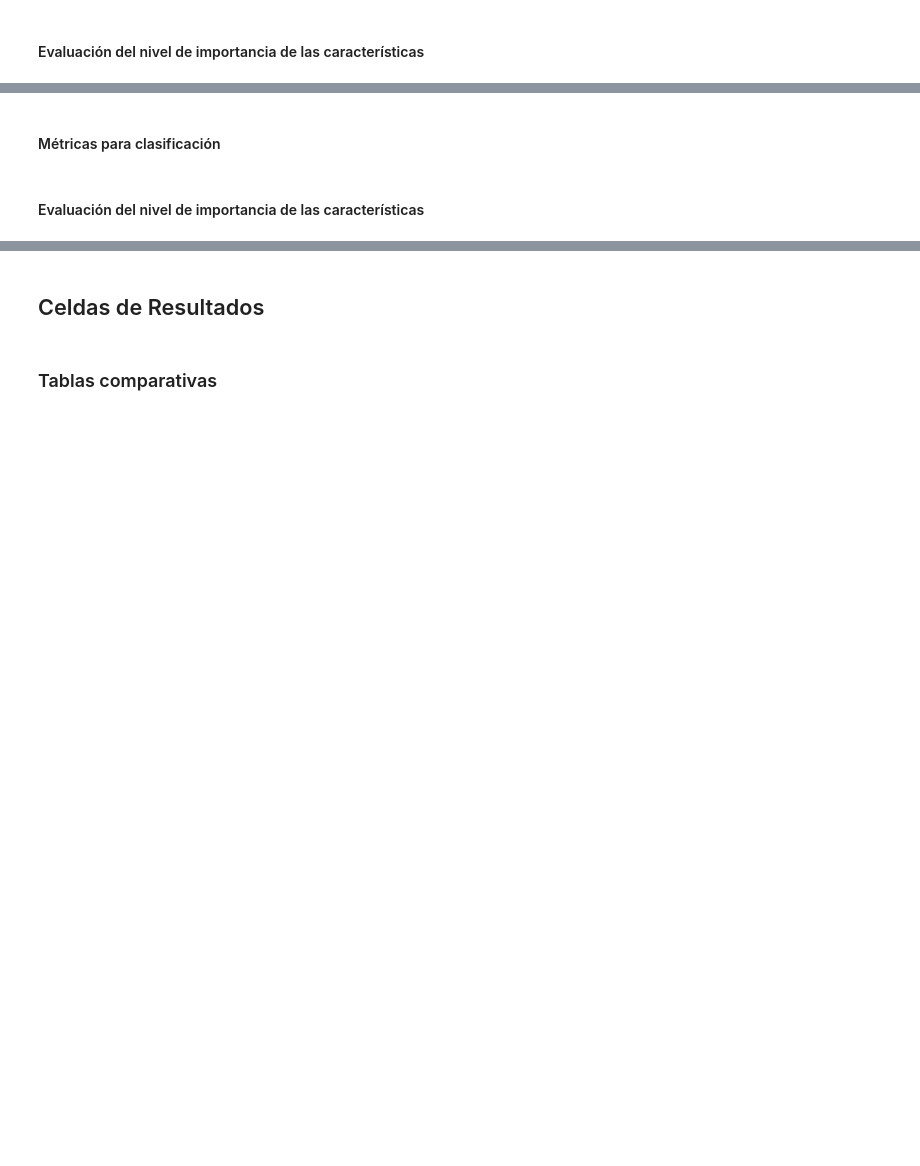
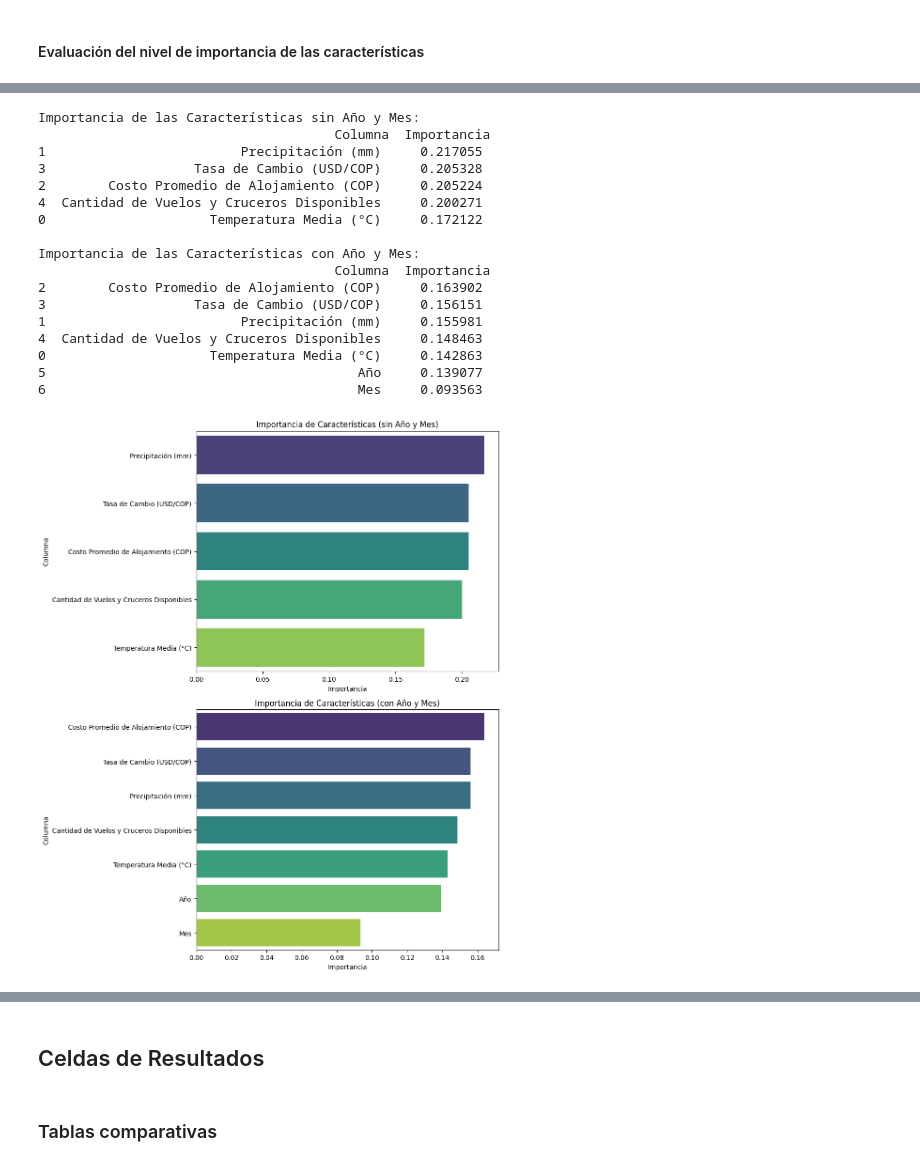
Before and after one commit to JohnReyes02/Talento_tech, a Jupyter notebook: semana_6/taller_grupo_pruebas.ipynb, the cells around one changed output, grey strips where cells are left out. Drawn from its saved outputs; the diff is of its cells as text; code cells hidden in the pictures; blank space fills up the shorter version.

```diff
--- a/semana_6/taller_grupo_pruebas.ipynb
+++ b/semana_6/taller_grupo_pruebas.ipynb
@@ -268,0 +310,3 @@ data['Mes'] = data['Fecha'].dt.month
+# %%
+data['Temporada'] = data['Ocupación Hotelera (%)'].apply(lambda x: 'Alta' if x >= 70 else 'Baja')
+data[['Ocupación Hotelera (%)', 'Temporada']].head()
@@ -347,3 +337,0 @@ Error cuadrático medio RMSE con Año y Mes: 42174.88 (53.4%)
-# %%
-data['Temporada'] = data['Ocupación Hotelera (%)'].apply(lambda x: 1 if x >= 70 else 0)
-data[['Ocupación Hotelera (%)', 'Temporada']].head()
@@ -386,3 +338,10 @@ y = data['Temporada'].to_numpy().reshape(-1, 1)
+# %%
+# Aplicar codificación asegurando que "Alta" sea 1 y "Baja" sea 0
+data["Temporada"] = data["Temporada"].map({"Baja": 0, "Alta": 1})
+
+X3 = data[columnas_a_normalizar_m1]
+X4 = data[columnas_a_normalizar_m2]
+y2 = data['Temporada'].to_numpy().reshape(-1, 1)
 # %%
 from sklearn.ensemble import RandomForestClassifier
 from sklearn.metrics import accuracy_score, classification_report
@@ -546,2 +397,0 @@ yc_test1_pred = model_class1.predict(Xc_test1)
-# %% [markdown]
-#### Métricas para clasificación
@@ -559,2 +397,0 @@ print(classification_report(yc_test1, yc_test1_pred))
-# %% [markdown]
-#### Evaluación del nivel de importancia de las características
@@ -575,0 +398,56 @@ plt.show()
+# %%
+# Obtener importancias del primer clasificador
+importancias_1 = clf_1.feature_importances_
+nombres_columnas_1 = Xc1_train.columns
+importancia_caracteristicas_1 = pd.DataFrame({'Columna': nombres_columnas_1, 'Importancia': importancias_1})
+importancia_caracteristicas_1 = importancia_caracteristicas_1.sort_values('Importancia', ascending=False)
+
+print("\nImportancia de las Características sin Año y Mes:\n", importancia_caracteristicas_1)
+
+# Obtener importancias del segundo clasificador
+importancias_2 = clf_2.feature_importances_
+nombres_columnas_2 = Xc2_train.columns
+importancia_caracteristicas_2 = pd.DataFrame({'Columna': nombres_columnas_2, 'Importancia': importancias_2})
+importancia_caracteristicas_2 = importancia_caracteristicas_2.sort_values('Importancia', ascending=False)
+
+print("\nImportancia de las Características con Año y Mes:\n", importancia_caracteristicas_2)
+
+# Crear figura y ejes con 2 filas y 1 columna
+fig, axes = plt.subplots(2, 1, figsize=(10, 12))
+
+# Primera gráfica
+sns.barplot(ax=axes[0], x='Importancia', y='Columna', data=importancia_caracteristicas_1,
+            hue='Columna', palette="viridis", legend=False)
+axes[0].set_title('Importancia de Características (sin Año y Mes)')
+axes[0].set_xlabel('Importancia')
+axes[0].set_ylabel('Columna')
+
+# Segunda gráfica
+sns.barplot(ax=axes[1], x='Importancia', y='Columna', data=importancia_caracteristicas_2,
+            hue='Columna', palette="viridis", legend=False)
+axes[1].set_title('Importancia de Características (con Año y Mes)')
+axes[1].set_xlabel('Importancia')
+axes[1].set_ylabel('Columna')
+
+# Ajustar diseño para evitar superposición
+plt.tight_layout()
+plt.show()
+# %% [output]
+Importancia de las Características sin Año y Mes:
+                                      Columna  Importancia
+1                         Precipitación (mm)     0.217055
+3                   Tasa de Cambio (USD/COP)     0.205328
+2        Costo Promedio de Alojamiento (COP)     0.205224
+4  Cantidad de Vuelos y Cruceros Disponibles     0.200271
+0                     Temperatura Media (°C)     0.172122
+
+Importancia de las Características con Año y Mes:
+                                      Columna  Importancia
+2        Costo Promedio de Alojamiento (COP)     0.163902
+3                   Tasa de Cambio (USD/COP)     0.156151
+1                         Precipitación (mm)     0.155981
+4  Cantidad de Vuelos y Cruceros Disponibles     0.148463
+0                     Temperatura Media (°C)     0.142863
+5                                        Año     0.139077
+6                                        Mes     0.093563
+[figure, added]
```
Also changed, not shown: parts of 38 cells of this notebook, 2 other files.
